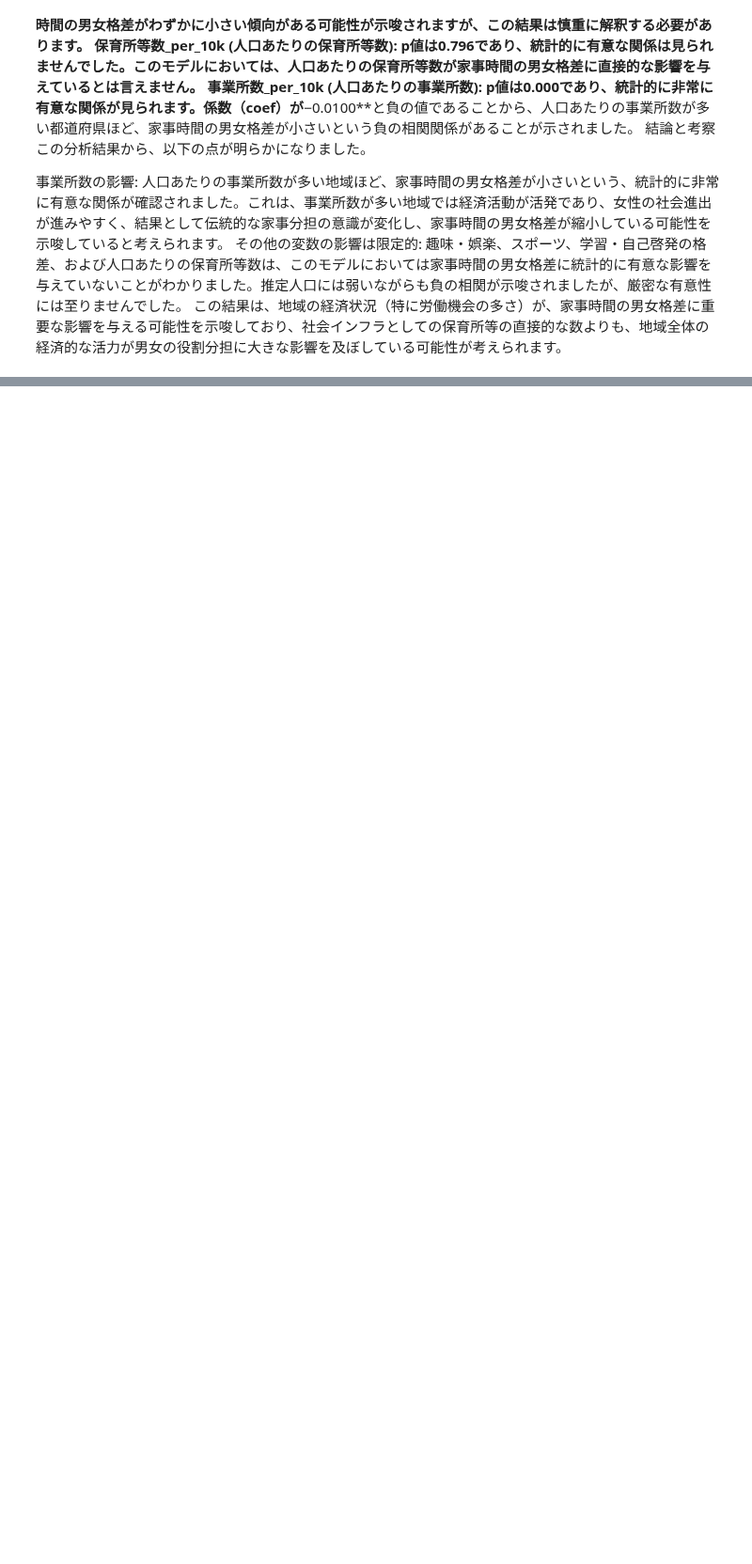
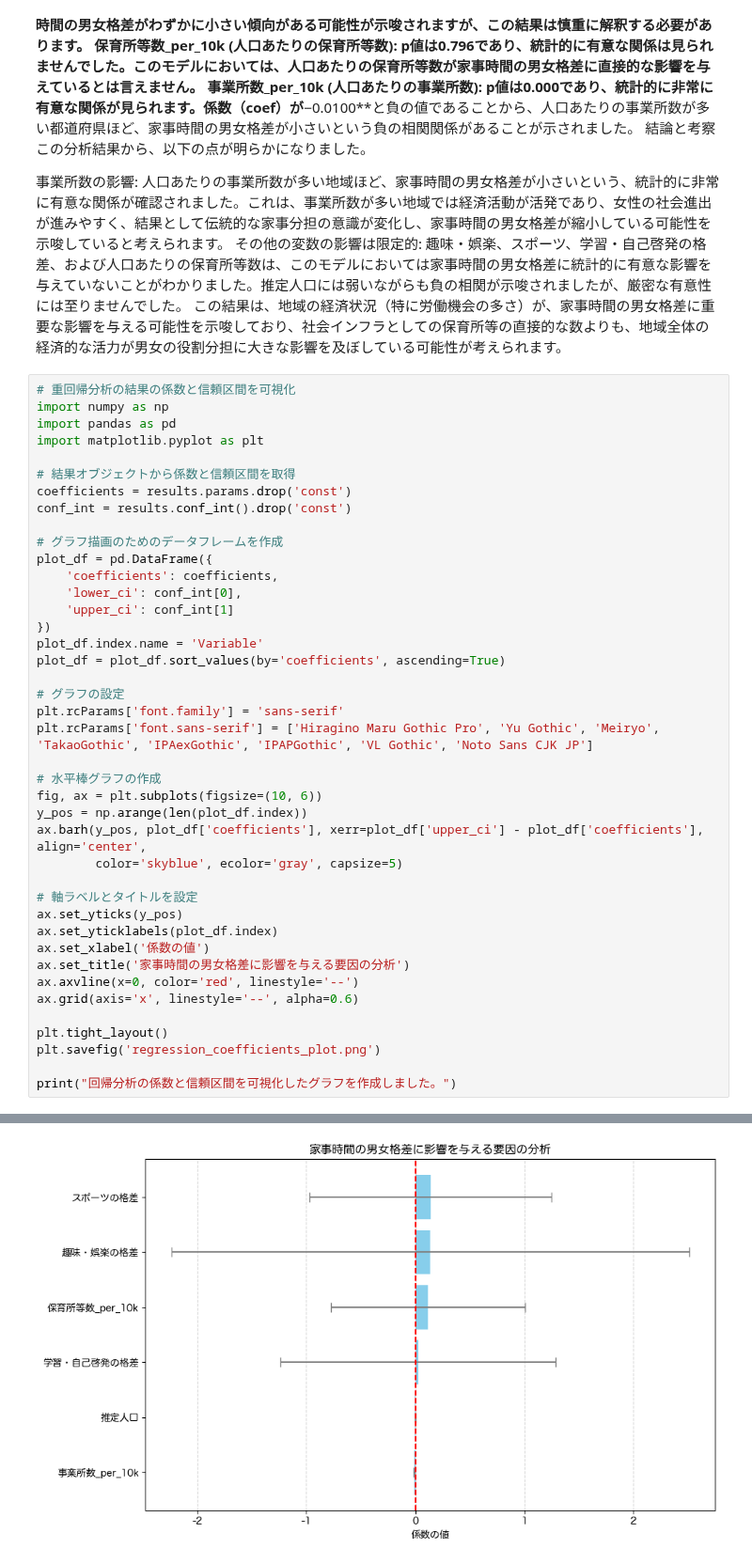
Before and after one commit to 3241Kanaha/statistics-2025, a Jupyter notebook: multiple regression analysis.ipynb, the cells around one changed output, grey strips where cells are left out. Shown at 94% size. Cells and saved outputs as stored; diff of their text form; blank space fills up the shorter version.

```diff
--- a/multiple regression analysis.ipynb
+++ b/multiple regression analysis.ipynb
@@ -952,3 +952,45 @@ F統計量のp値: 0.0178。この値は統計的に有意な水準（0.05）
 事業所数の影響: 人口あたりの事業所数が多い地域ほど、家事時間の男女格差が小さいという、統計的に非常に有意な関係が確認されました。これは、事業所数が多い地域では経済活動が活発であり、女性の社会進出が進みやすく、結果として伝統的な家事分担の意識が変化し、家事時間の男女格差が縮小している可能性を示唆していると考えられます。
 その他の変数の影響は限定的: 趣味・娯楽、スポーツ、学習・自己啓発の格差、および人口あたりの保育所等数は、このモデルにおいては家事時間の男女格差に統計的に有意な影響を与えていないことがわかりました。推定人口には弱いながらも負の相関が示唆されましたが、厳密な有意性には至りませんでした。
 この結果は、地域の経済状況（特に労働機会の多さ）が、家事時間の男女格差に重要な影響を与える可能性を示唆しており、社会インフラとしての保育所等の直接的な数よりも、地域全体の経済的な活力が男女の役割分担に大きな影響を及ぼしている可能性が考えられます。
+# %%
+# 重回帰分析の結果の係数と信頼区間を可視化
+import numpy as np
+import pandas as pd
+import matplotlib.pyplot as plt
+
+# 結果オブジェクトから係数と信頼区間を取得
+coefficients = results.params.drop('const')
+conf_int = results.conf_int().drop('const')
+
+# グラフ描画のためのデータフレームを作成
+plot_df = pd.DataFrame({
+    'coefficients': coefficients,
+    'lower_ci': conf_int[0],
+    'upper_ci': conf_int[1]
+})
+plot_df.index.name = 'Variable'
+plot_df = plot_df.sort_values(by='coefficients', ascending=True)
+
+# グラフの設定
+plt.rcParams['font.family'] = 'sans-serif'
+plt.rcParams['font.sans-serif'] = ['Hiragino Maru Gothic Pro', 'Yu Gothic', 'Meiryo', 'TakaoGothic', 'IPAexGothic', 'IPAPGothic', 'VL Gothic', 'Noto Sans CJK JP']
+
+# 水平棒グラフの作成
+fig, ax = plt.subplots(figsize=(10, 6))
+y_pos = np.arange(len(plot_df.index))
+ax.barh(y_pos, plot_df['coefficients'], xerr=plot_df['upper_ci'] - plot_df['coefficients'], align='center',
+        color='skyblue', ecolor='gray', capsize=5)
+
+# 軸ラベルとタイトルを設定
+ax.set_yticks(y_pos)
+ax.set_yticklabels(plot_df.index)
+ax.set_xlabel('係数の値')
+ax.set_title('家事時間の男女格差に影響を与える要因の分析')
+ax.axvline(x=0, color='red', linestyle='--')
+ax.grid(axis='x', linestyle='--', alpha=0.6)
+
+plt.tight_layout()
+plt.savefig('regression_coefficients_plot.png')
+
+print("回帰分析の係数と信頼区間を可視化したグラフを作成しました。")
+# %% [output]
@@ -954,0 +998 @@ F統計量のp値: 0.0178。この値は統計的に有意な水準（0.05）
+[figure, added]
```
Also changed, not shown: parts of 4 cells of this notebook, 1 other file.
